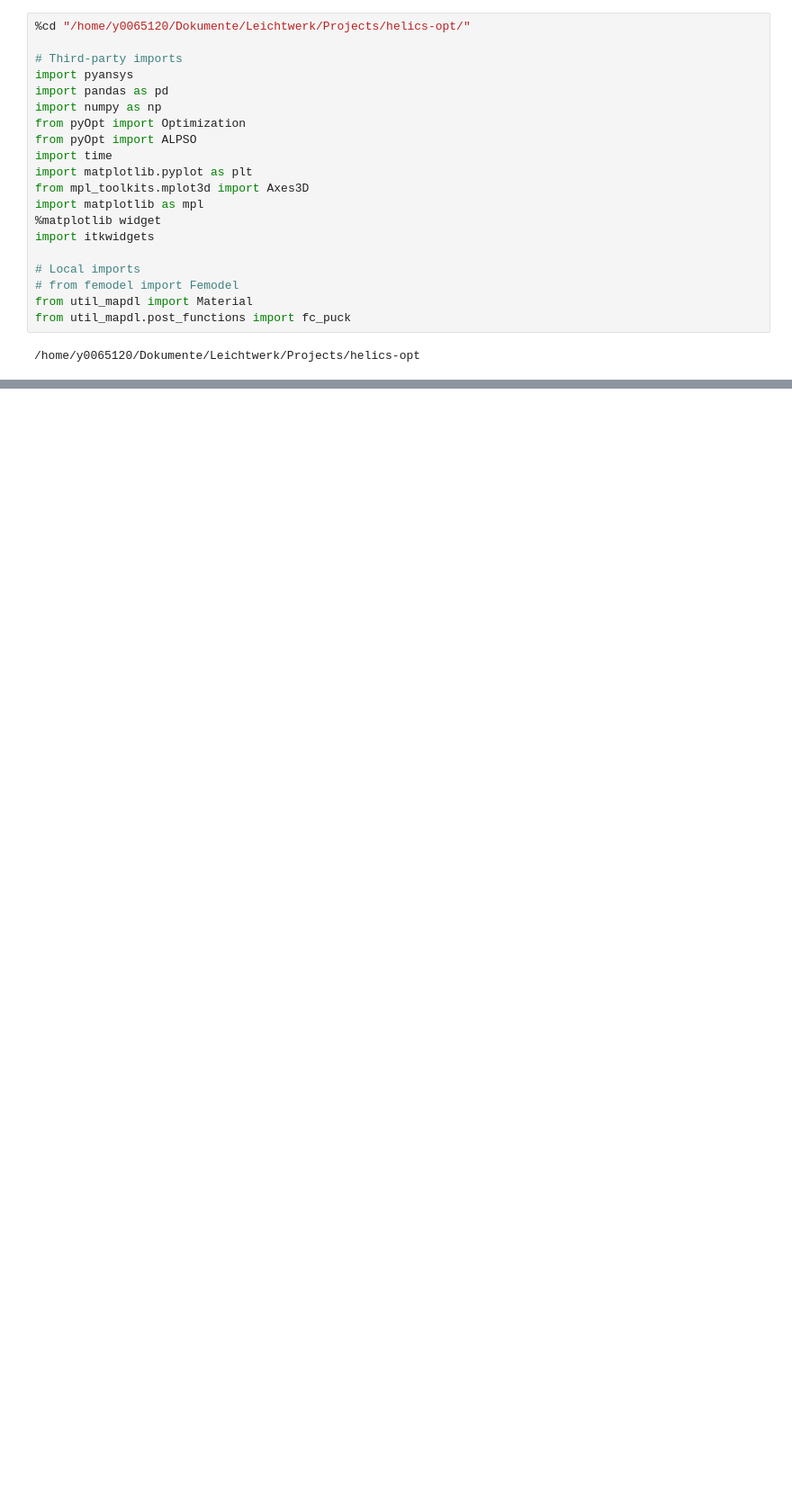
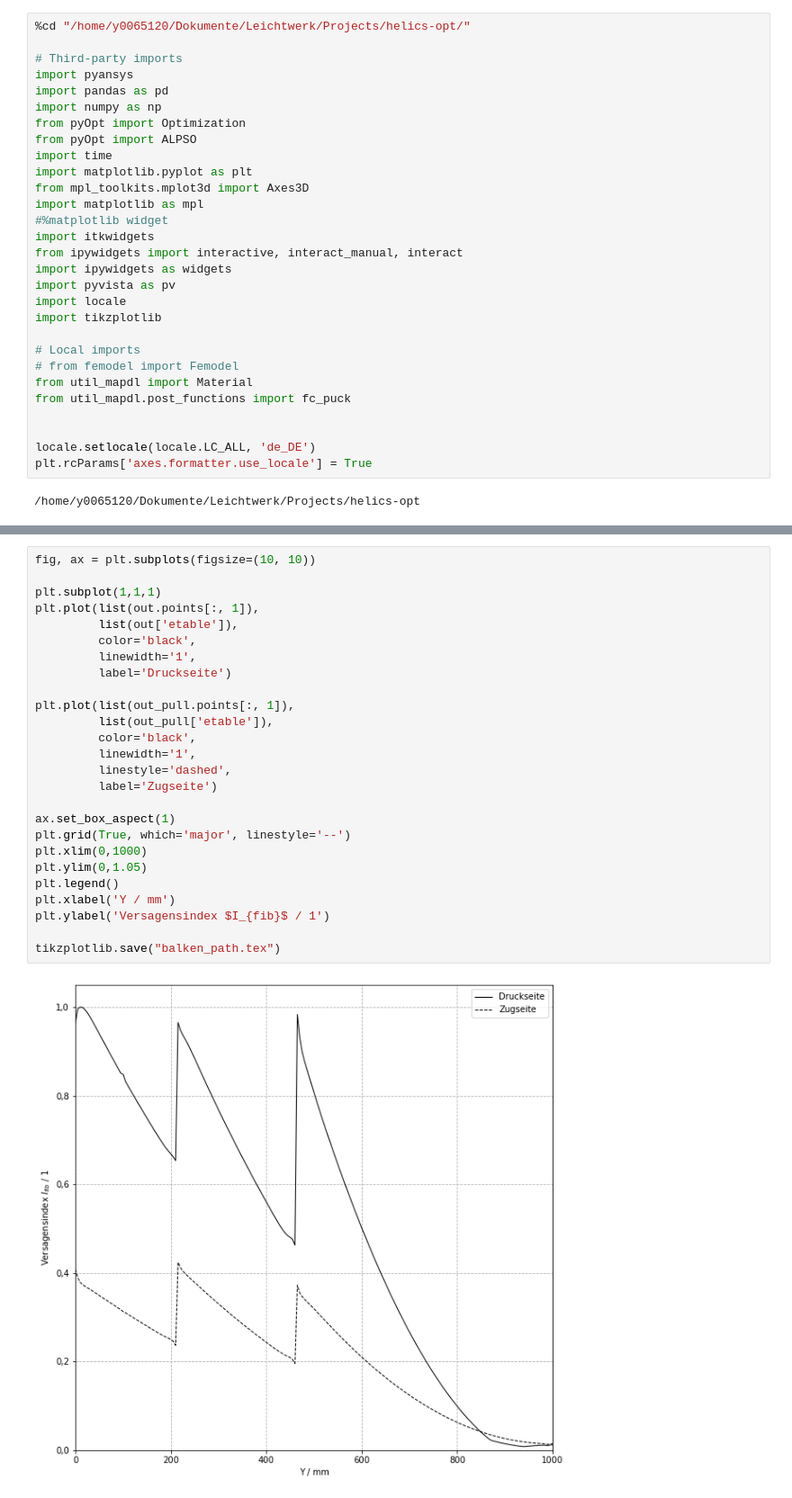
Before and after one commit to lukitox/master-thesis, a Jupyter notebook: examples/balken/faserverbundbalken.ipynb, the cells around one changed output, grey strips where cells are left out. Shown: that part at 90% size. Saved outputs shown, nothing was run; the diff lists cells and outputs as text; blank space fills up the shorter version.

Commit message:
Balken ipy script tests

```diff
--- a/examples/balken/faserverbundbalken.ipynb
+++ b/examples/balken/faserverbundbalken.ipynb
@@ -11,13 +11,22 @@ import time
 import matplotlib.pyplot as plt
 from mpl_toolkits.mplot3d import Axes3D
 import matplotlib as mpl
-%matplotlib widget
+#%matplotlib widget
 import itkwidgets
+from ipywidgets import interactive, interact_manual, interact
+import ipywidgets as widgets
+import pyvista as pv
+import locale
+import tikzplotlib
 
 # Local imports
 # from femodel import Femodel
 from util_mapdl import Material
 from util_mapdl.post_functions import fc_puck
+
+
+locale.setlocale(locale.LC_ALL, 'de_DE')
+plt.rcParams['axes.formatter.use_locale'] = True
 # %% [output]
 /home/y0065120/Dokumente/Leichtwerk/Projects/helics-opt
 # %%
@@ -378,0 +464,28 @@ KeyboardInterrupt:
+# %%
+fig, ax = plt.subplots(figsize=(10, 10))
+
+plt.subplot(1,1,1)
+plt.plot(list(out.points[:, 1]),
+         list(out['etable']),
+         color='black',
+         linewidth='1',
+         label='Druckseite')
+
+plt.plot(list(out_pull.points[:, 1]),
+         list(out_pull['etable']),
+         color='black',
+         linewidth='1',
+         linestyle='dashed',
+         label='Zugseite')
+
+ax.set_box_aspect(1)
+plt.grid(True, which='major', linestyle='--')
+plt.xlim(0,1000)
+plt.ylim(0,1.05)
+plt.legend()
+plt.xlabel('Y / mm')
+plt.ylabel('Versagensindex $I_{fib}$ / 1')
+
+tikzplotlib.save("balken_path.tex")
+# %% [output]
+[figure, added]
```
Also changed, not shown: parts of 9 cells of this notebook.
